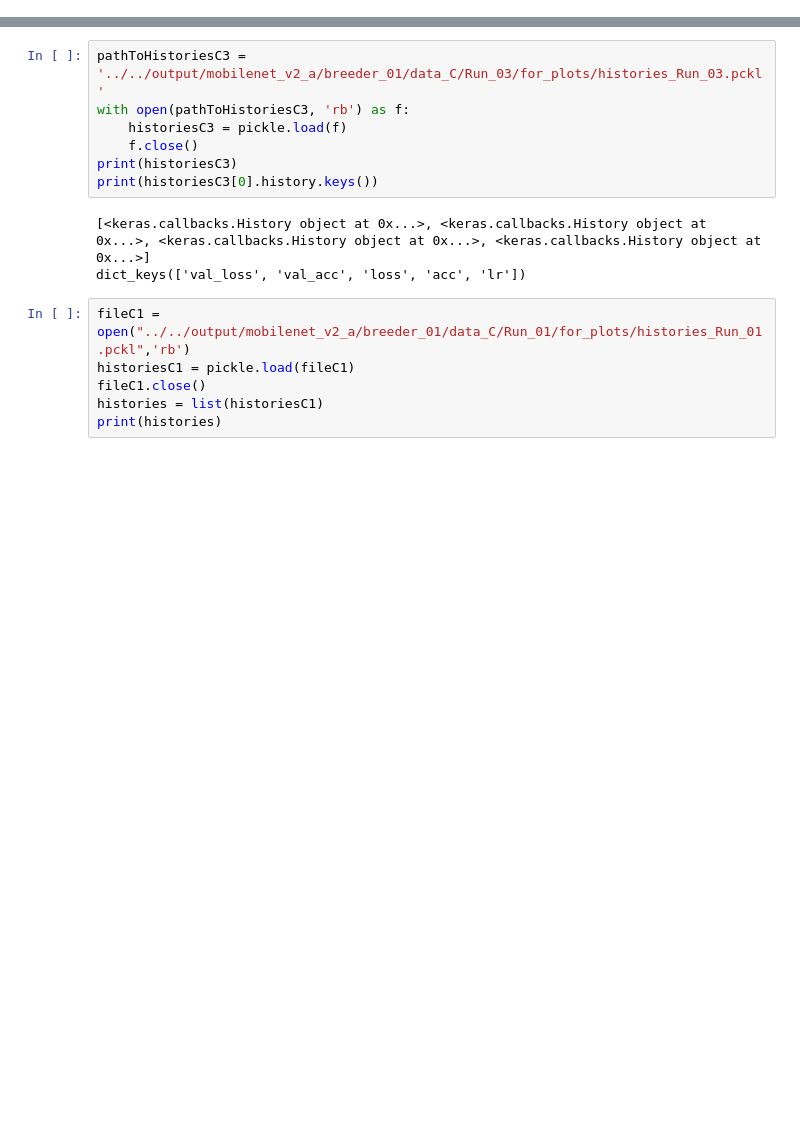
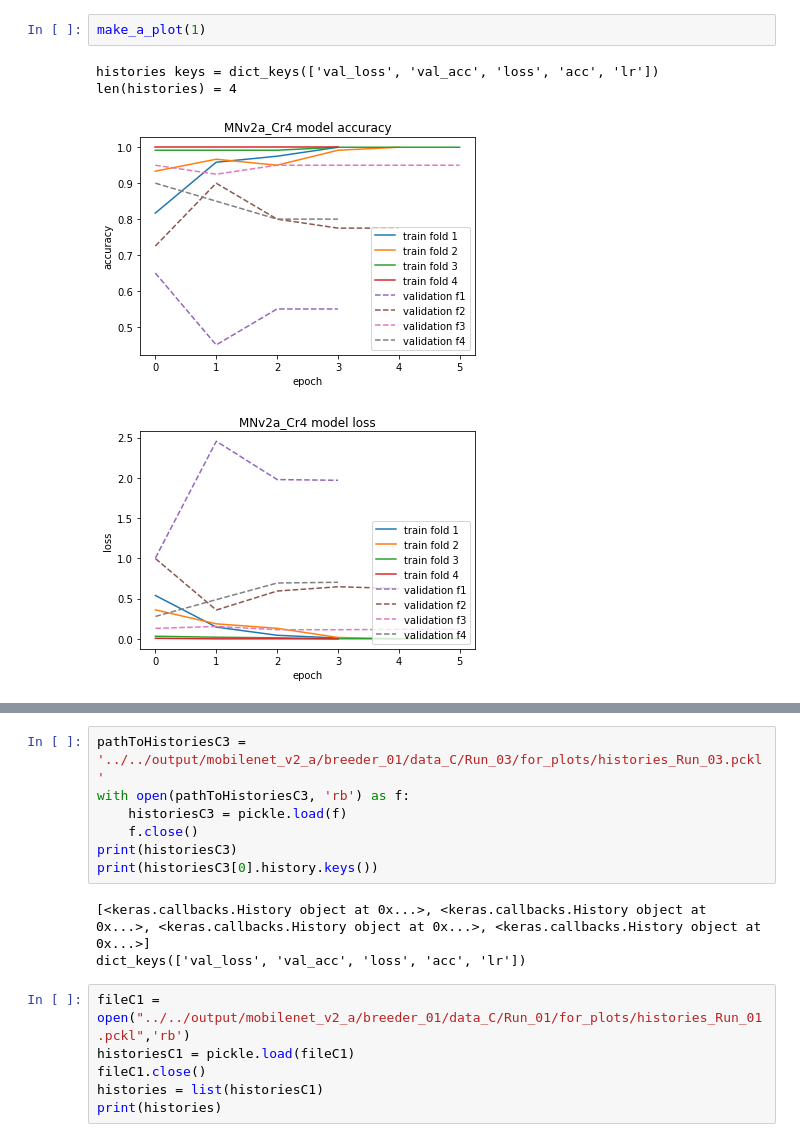
Before and after one commit to oneforawe/ai-vision-for-endoscopy, a Jupyter notebook: explain/demonstrations/AnalyzingResults.ipynb, the cells around one changed output, grey strips where cells are left out. Drawn from its saved outputs; the diff is of its cells as text; blank space fills up the shorter version.

```diff
--- a/explain/demonstrations/AnalyzingResults.ipynb
+++ b/explain/demonstrations/AnalyzingResults.ipynb
@@ -28,0 +92,7 @@ from sklearn.utils import shuffle
+# %%
+make_a_plot(1)
+# %% [output]
+histories keys = dict_keys(['val_loss', 'val_acc', 'loss', 'acc', 'lr'])
+len(histories) = 4
+[figure, added]
+[figure, added]
```
Also changed, not shown: parts of 10 cells of this notebook.
